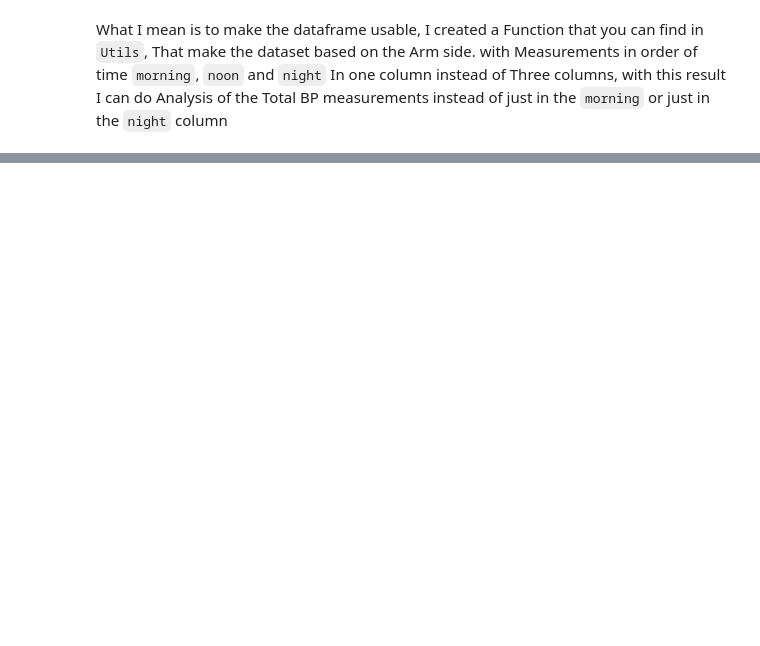
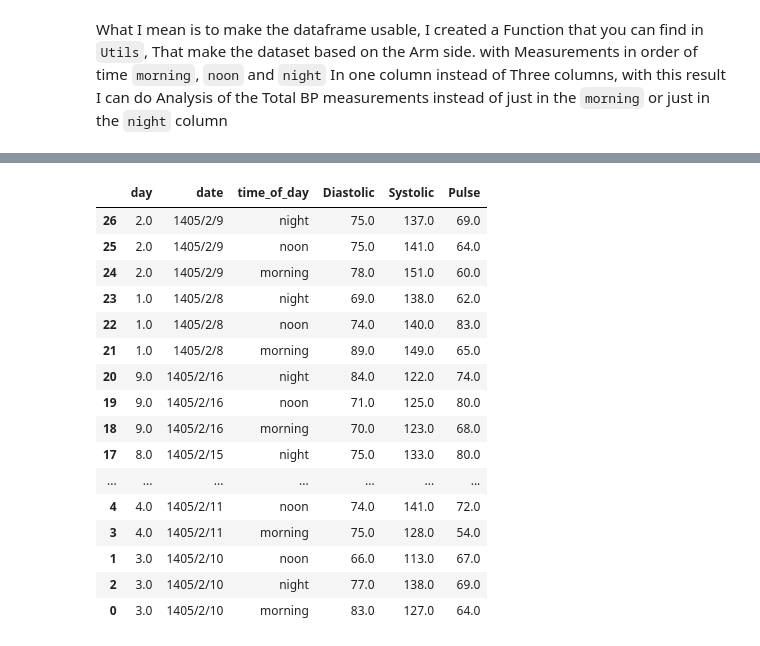
Before and after one commit to pouniq/BloodPressure_Analytics, a Jupyter notebook: Notebooks/EDA.ipynb, the cells around one changed output, grey strips where cells are left out. Cells and saved outputs as stored; diff of their text form; code cells hidden in the pictures; blank space fills up the shorter version.

```diff
--- a/Notebooks/EDA.ipynb
+++ b/Notebooks/EDA.ipynb
@@ -157,0 +191,31 @@ df_R_dt = df_melt(df_R_d)
+# %%
+df_L_dt.rename(columns={'measurement': 'Diastolic'})
+df_L_st.rename(columns={'measurement': 'Systolic'})
+df_L_pt.rename(columns={'measurement': 'Pulse'})
+
+dataframes = [df_L_st, df_L_pt]
+
+df_L = pd.merge(df_L_dt, df_L_st, how='right', on=['date', 'time_of_day','day'])
+df_L = pd.merge(df_L, df_L_pt, how='inner', on=['date', 'time_of_day','day'])
+df_L.rename(columns= {'measurement': 'Pulse', 'measurement_x':'Diastolic', 'measurement_y':'Systolic'}, inplace=True)
+df_L.drop(columns=['type_x', 'type_y', 'type'], inplace=True)
+df_L = df_L.sort_values(by='date', ascending=False)
+df_L
+# %% [output]
+|  | day | date | time_of_day | Diastolic | Systolic | Pulse |
+| 26 | 2.0 | 1405/2/9 | night | 75.0 | 137.0 | 69.0 |
+| 25 | 2.0 | 1405/2/9 | noon | 75.0 | 141.0 | 64.0 |
+| 24 | 2.0 | 1405/2/9 | morning | 78.0 | 151.0 | 60.0 |
+| 23 | 1.0 | 1405/2/8 | night | 69.0 | 138.0 | 62.0 |
+| 22 | 1.0 | 1405/2/8 | noon | 74.0 | 140.0 | 83.0 |
+| 21 | 1.0 | 1405/2/8 | morning | 89.0 | 149.0 | 65.0 |
+| 20 | 9.0 | 1405/2/16 | night | 84.0 | 122.0 | 74.0 |
+| 19 | 9.0 | 1405/2/16 | noon | 71.0 | 125.0 | 80.0 |
+| 18 | 9.0 | 1405/2/16 | morning | 70.0 | 123.0 | 68.0 |
+| 17 | 8.0 | 1405/2/15 | night | 75.0 | 133.0 | 80.0 |
+| ... | ... | ... | ... | ... | ... | ... |
+| 4 | 4.0 | 1405/2/11 | noon | 74.0 | 141.0 | 72.0 |
+| 3 | 4.0 | 1405/2/11 | morning | 75.0 | 128.0 | 54.0 |
+| 1 | 3.0 | 1405/2/10 | noon | 66.0 | 113.0 | 67.0 |
+| 2 | 3.0 | 1405/2/10 | night | 77.0 | 138.0 | 69.0 |
+| 0 | 3.0 | 1405/2/10 | morning | 83.0 | 127.0 | 64.0 |
```
Also changed, not shown: parts of 33 cells of this notebook, 16 other files.
